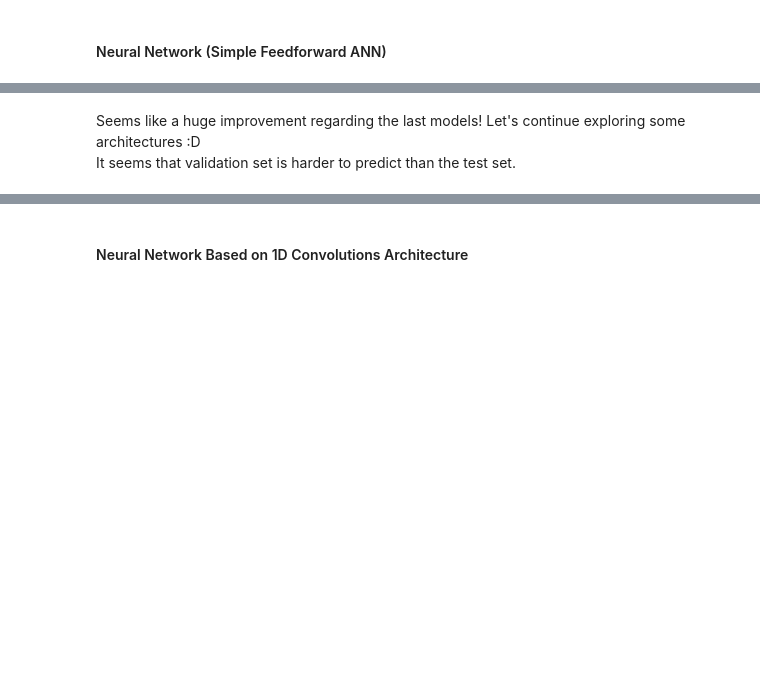
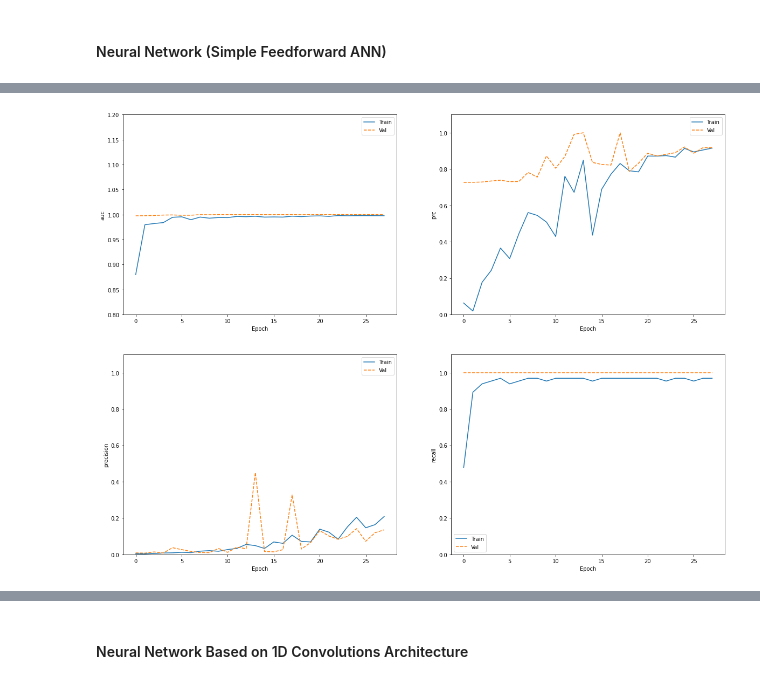
Before and after one commit to diogodalves/siemens_data_challange, a Jupyter notebook: data_challange.ipynb, the cells around one changed output, grey strips where cells are left out. Drawn from its saved outputs; the diff is of its cells as text; code cells hidden in the pictures; blank space fills up the shorter version.

```diff
--- a/data_challange.ipynb
+++ b/data_challange.ipynb
@@ -1080,2 +1095,13 @@ fann_model = Model(inputs=input_layer, outputs=output_layer)
+# %%
+def step_decay(epoch):
+    initial_lrate = 1e-4
+    drop = 0.1
+    epochs_drop = 20.0
+    lrate = initial_lrate * math.pow(drop,
+           math.floor((1+epoch)/epochs_drop))
+
+    return lrate
+
+scheduler = tensorflow.keras.callbacks.LearningRateScheduler(step_decay)
 # %%
 fann_model.compile(
@@ -1097,11 +1121,13 @@ earlystopping = callbacks.EarlyStopping(monitor ="val_prc",
                                         patience = 10,
                                         restore_best_weights=True)
 # %%
-hist = fann_model.fit(X_train_nn,
+BATCH_SIZE=1024
+
+fann_hist = fann_model.fit(X_train_nn,
                 y_train_nn,
-                batch_size = 1024,
-                epochs = 200,
-                callbacks=[earlystopping],
+                batch_size = BATCH_SIZE,
+                epochs = 500,
+                callbacks=[earlystopping, scheduler],
                 validation_data=(X_val_nn, y_val_nn),
                 class_weight=class_weights)
 # %% [output]
@@ -1121,3 +1168,4 @@ plot_cm(y_test_nn, y_pred)
-# %% [markdown]
-Seems like a huge improvement regarding the last models! Let's continue exploring some architectures :D <br>
-It seems that validation set is harder to predict than the test set.
+# %%
+plot_metrics(fann_hist)
+# %% [output]
+[figure, added]
```
Also changed, not shown: parts of 35 cells of this notebook, 4 other files.
